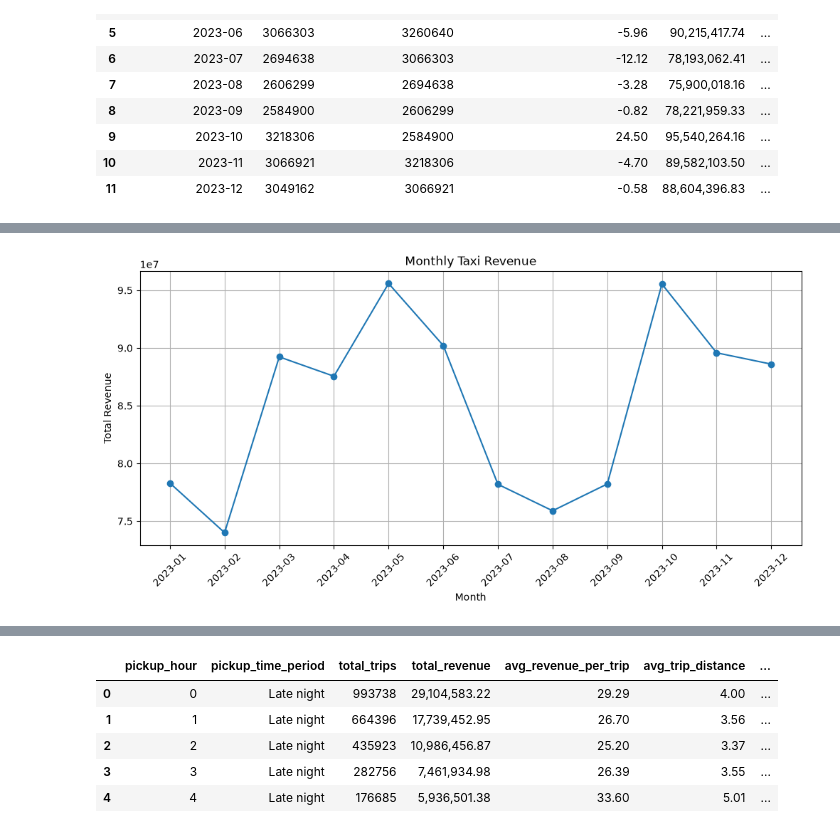
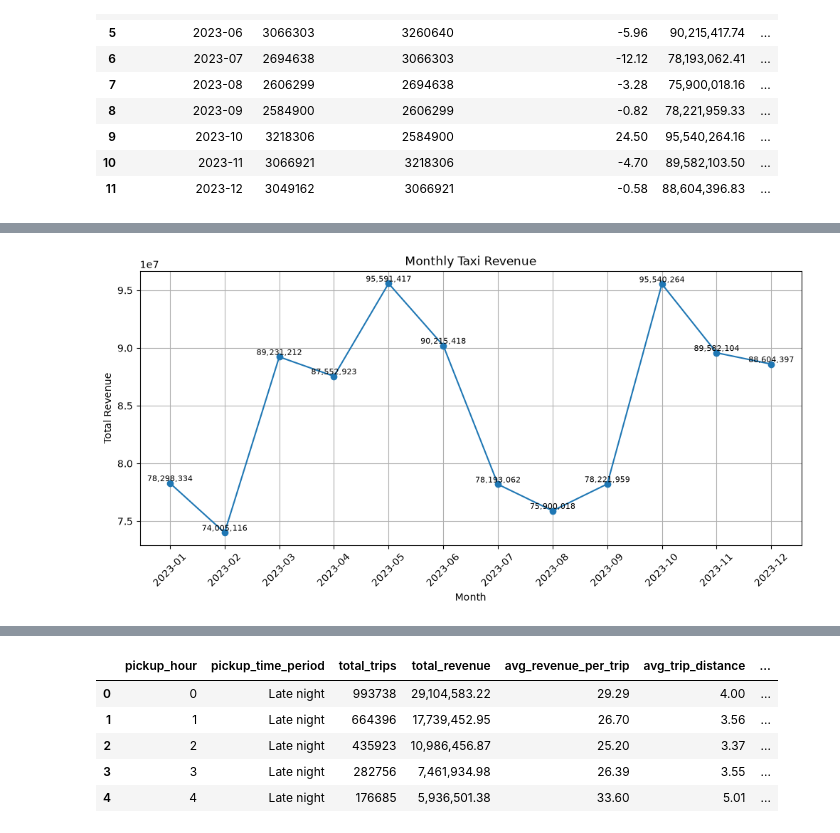
Before and after one commit to sidiqqm/nyc-taxi-trips, a Jupyter notebook: notebooks/01_python_eda.ipynb, the cells around one changed output, grey strips where cells are left out. Cells and saved outputs as stored; diff of their text form; code cells hidden in the pictures.

```diff
--- a/notebooks/01_python_eda.ipynb
+++ b/notebooks/01_python_eda.ipynb
@@ -115,6 +117,10 @@ memory usage: 1.4 KB
 # %%
 plt.figure(figsize=(12, 5))
 plt.plot(df_monthly["pickup_year_month"], df_monthly["total_trips"], marker="o")
+
+for x, y in zip(df_monthly["pickup_year_month"], df_monthly["total_trips"]):
+    plt.text(x, y, f"{y:,.0f}", ha="center", va="bottom", fontsize=8)
+
 plt.title("Monthly Taxi Demand")
 plt.xlabel("Month")
 plt.ylabel("Total Trips")
@@ -126,11 +135,15 @@ plt.show()
 # %%
 plt.figure(figsize=(12, 5))
 plt.plot(df_monthly["pickup_year_month"], df_monthly["total_revenue"], marker="o")
+
+for x, y in zip(df_monthly["pickup_year_month"], df_monthly["total_revenue"]):
+    plt.text(x, y, f"{y:,.0f}", ha="center", va="bottom", fontsize=8)
+
 plt.title("Monthly Taxi Revenue")
 plt.xlabel("Month")
 plt.ylabel("Total Revenue")
 plt.xticks(rotation=45)
 plt.grid(True)
 plt.show()
 # %% [output]
-[figure, old version]
+[figure, new version]
```
Also changed, not shown: parts of 18 cells of this notebook.
